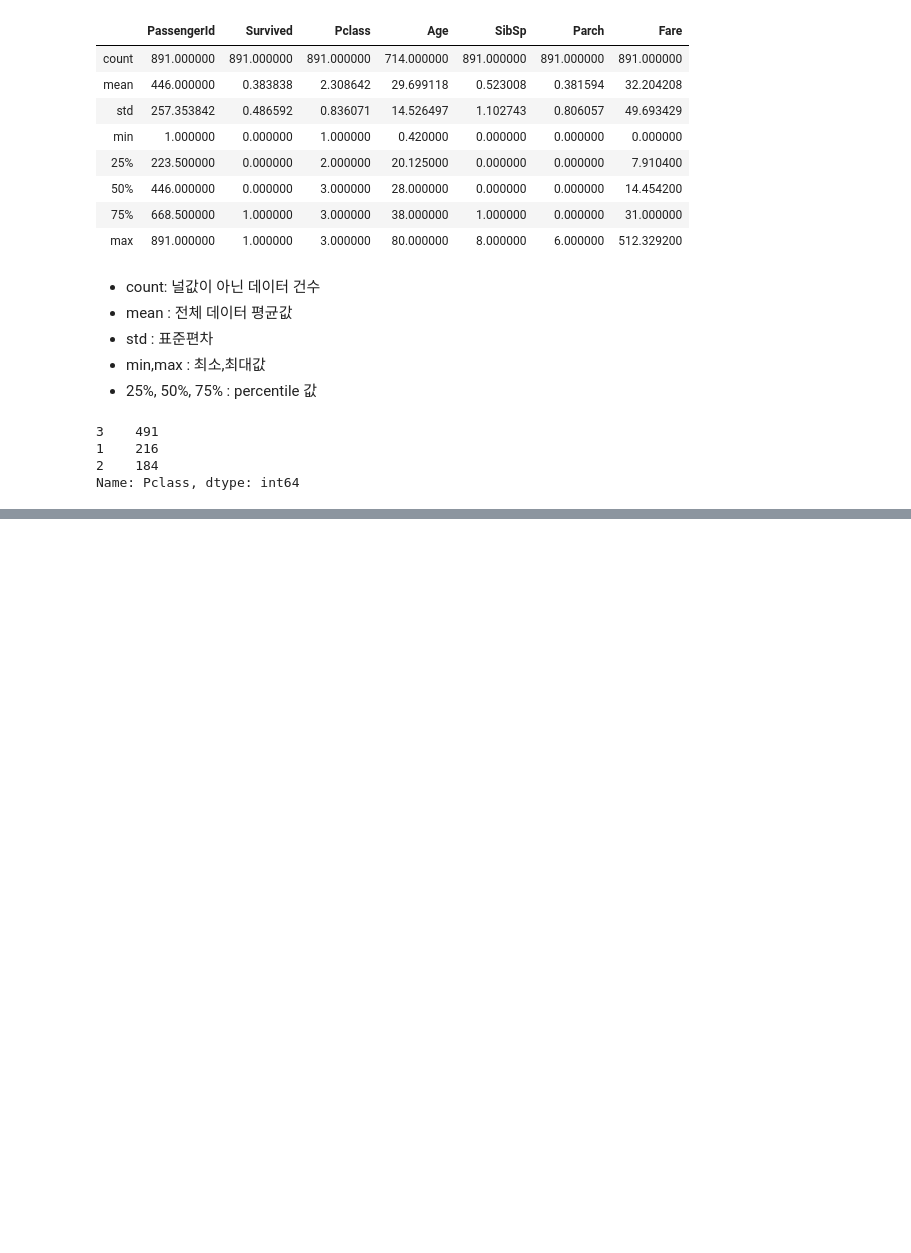
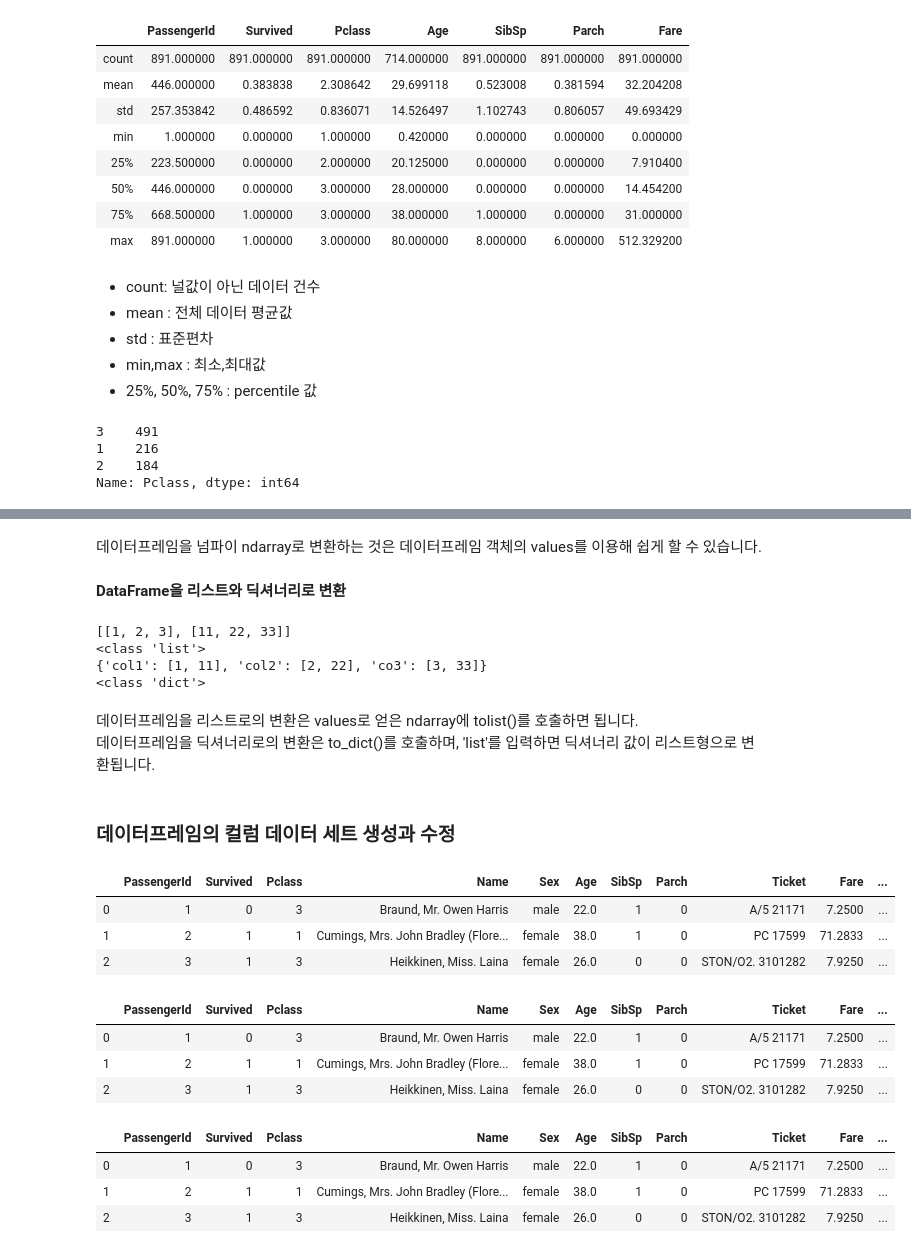
Before and after one commit to jeonprize/Machine_Learning, a Jupyter notebook: 머신러닝 이해.ipynb, the cells around one changed output, grey strips where cells are left out. Drawn from its saved outputs; the diff is of its cells as text; code cells hidden in the pictures; blank space fills up the shorter version.

```diff
--- a/머신러닝 이해.ipynb
+++ b/머신러닝 이해.ipynb
@@ -364,0 +466,47 @@ Name: Pclass, dtype: int64
+# %% [markdown]
+데이터프레임을 넘파이 ndarray로 변환하는 것은 데이터프레임 객체의 values를 이용해 쉽게 할 수 있습니다.
+# %% [markdown]
+**DataFrame을 리스트와 딕셔너리로 변환**
+# %%
+list3 = dict_df.values.tolist()
+print(list3)
+print(type(list3))
+
+dict3 = dict_df.to_dict('list')
+print(dict3)
+print(type(dict3))
+# %% [output]
+[[1, 2, 3], [11, 22, 33]]
+<class 'list'>
+{'col1': [1, 11], 'col2': [2, 22], 'co3': [3, 33]}
+<class 'dict'>
+# %% [markdown]
+데이터프레임을 리스트로의 변환은 values로 얻은 ndarray에 tolist()를 호출하면 됩니다.
+데이터프레임을 딕셔너리로의 변환은 to_dict()를 호출하며, 'list'를 입력하면 딕셔너리 값이 리스트형으로 변환됩니다.
+# %% [markdown]
+### 데이터프레임의 컬럼 데이터 세트 생성과 수정
+# %%
+df['Age_0']=0
+df.head(3)
+# %% [output]
+|  | PassengerId | Survived | Pclass | Name | Sex | Age | SibSp | Parch | Ticket | Fare | ... |
+| 0 | 1 | 0 | 3 | Braund, Mr. Owen Harris | male | 22.0 | 1 | 0 | A/5 21171 | 7.2500 | ... |
+| 1 | 2 | 1 | 1 | Cumings, Mrs. John Bradley (Flore... | female | 38.0 | 1 | 0 | PC 17599 | 71.2833 | ... |
+| 2 | 3 | 1 | 3 | Heikkinen, Miss. Laina | female | 26.0 | 0 | 0 | STON/O2. 3101282 | 7.9250 | ... |
+# %%
+df['Age_by_10'] = df['Age']*10
+df['Family_No'] = df['SibSp'] + df['Parch']+1
+df.head(3)
+# %% [output]
+|  | PassengerId | Survived | Pclass | Name | Sex | Age | SibSp | Parch | Ticket | Fare | ... |
+| 0 | 1 | 0 | 3 | Braund, Mr. Owen Harris | male | 22.0 | 1 | 0 | A/5 21171 | 7.2500 | ... |
+| 1 | 2 | 1 | 1 | Cumings, Mrs. John Bradley (Flore... | female | 38.0 | 1 | 0 | PC 17599 | 71.2833 | ... |
+| 2 | 3 | 1 | 3 | Heikkinen, Miss. Laina | female | 26.0 | 0 | 0 | STON/O2. 3101282 | 7.9250 | ... |
+# %%
+df['Age_by_10'] = df['Age_by_10'] + 100
+df.head(3)
+# %% [output]
+|  | PassengerId | Survived | Pclass | Name | Sex | Age | SibSp | Parch | Ticket | Fare | ... |
+| 0 | 1 | 0 | 3 | Braund, Mr. Owen Harris | male | 22.0 | 1 | 0 | A/5 21171 | 7.2500 | ... |
+| 1 | 2 | 1 | 1 | Cumings, Mrs. John Bradley (Flore... | female | 38.0 | 1 | 0 | PC 17599 | 71.2833 | ... |
+| 2 | 3 | 1 | 3 | Heikkinen, Miss. Laina | female | 26.0 | 0 | 0 | STON/O2. 3101282 | 7.9250 | ... |
```
Also changed, not shown: parts of 22 cells of this notebook.
